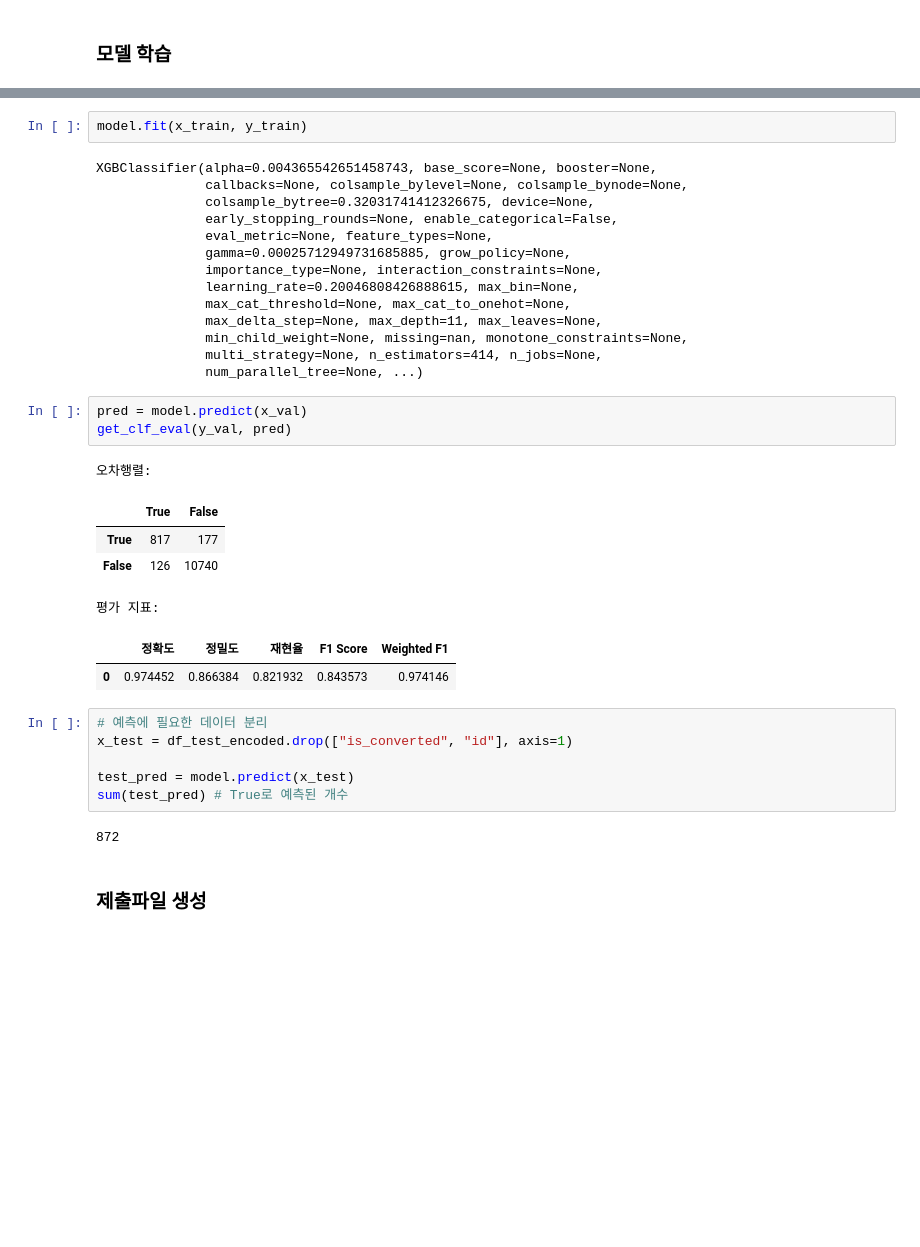
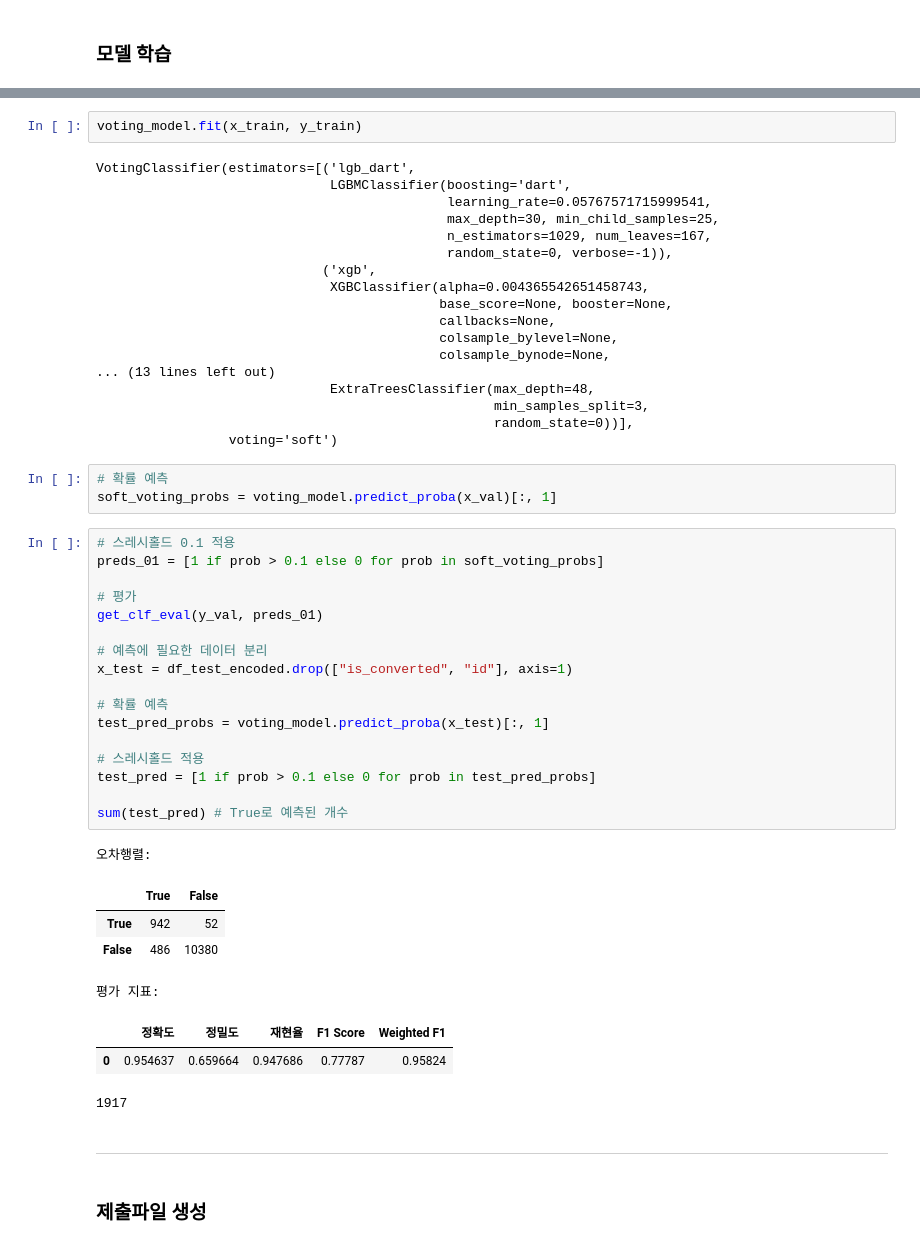
Before and after one commit to BaekJunehong/LG_Aimers_4th, a Jupyter notebook: Total_code.ipynb, the cells around one changed output, grey strips where cells are left out. Drawn from its saved outputs; the diff is of its cells as text; blank space fills up the shorter version.

```diff
--- a/Total_code.ipynb
+++ b/Total_code.ipynb
@@ -1254,38 +1428,54 @@ model = XGBClassifier(
 # %%
-model.fit(x_train, y_train)
+voting_model.fit(x_train, y_train)
 # %% [output]
-XGBClassifier(alpha=0.004365542651458743, base_score=None, booster=None,
-              callbacks=None, colsample_bylevel=None, colsample_bynode=None,
-              colsample_bytree=0.32031741412326675, device=None,
-              early_stopping_rounds=None, enable_categorical=False,
-              eval_metric=None, feature_types=None,
-              gamma=0.00025712949731685885, grow_policy=None,
-              importance_type=None, interaction_constraints=None,
-              learning_rate=0.20046808426888615, max_bin=None,
-              max_cat_threshold=None, max_cat_to_onehot=None,
-              max_delta_step=None, max_depth=11, max_leaves=None,
-              min_child_weight=None, missing=nan, monotone_constraints=None,
-              multi_strategy=None, n_estimators=414, n_jobs=None,
-              num_parallel_tree=None, ...)
+VotingClassifier(estimators=[('lgb_dart',
+                              LGBMClassifier(boosting='dart',
+                                             learning_rate=0.05767571715999541,
+                                             max_depth=30, min_child_samples=25,
+                                             n_estimators=1029, num_leaves=167,
+                                             random_state=0, verbose=-1)),
+                             ('xgb',
+                              XGBClassifier(alpha=0.004365542651458743,
+                                            base_score=None, booster=None,
+                                            callbacks=None,
+                                            colsample_bylevel=None,
+                                            colsample_bynode=None,
+... (13 lines left out)
+                              ExtraTreesClassifier(max_depth=48,
+                                                   min_samples_split=3,
+                                                   random_state=0))],
+                 voting='soft')
-# %%
-pred = model.predict(x_val)
-get_clf_eval(y_val, pred)
-# %% [output]
-오차행렬:
-|  | True | False |
-| True | 817 | 177 |
-| False | 126 | 10740 |
-평가 지표:
-|  | 정확도 | 정밀도 | 재현율 | F1 Score | Weighted F1 |
-| 0 | 0.974452 | 0.866384 | 0.821932 | 0.843573 | 0.974146 |
+# %%
+# 확률 예측
+soft_voting_probs = voting_model.predict_proba(x_val)[:, 1]
 # %%
+# 스레시홀드 0.1 적용
+preds_01 = [1 if prob > 0.1 else 0 for prob in soft_voting_probs]
+
+# 평가
+get_clf_eval(y_val, preds_01)
+
 # 예측에 필요한 데이터 분리
 x_test = df_test_encoded.drop(["is_converted", "id"], axis=1)
 
-test_pred = model.predict(x_test)
+# 확률 예측
+test_pred_probs = voting_model.predict_proba(x_test)[:, 1]
+
+# 스레시홀드 적용
+test_pred = [1 if prob > 0.1 else 0 for prob in test_pred_probs]
+
 sum(test_pred) # True로 예측된 개수
 # %% [output]
-872
+오차행렬:
+|  | True | False |
+| True | 942 | 52 |
+| False | 486 | 10380 |
+평가 지표:
+|  | 정확도 | 정밀도 | 재현율 | F1 Score | Weighted F1 |
+| 0 | 0.954637 | 0.659664 | 0.947686 | 0.77787 | 0.95824 |
+1917
+# %% [markdown]
+----
 # %% [markdown]
 ### 제출파일 생성
 # %%
```
Also changed, not shown: parts of 17 cells of this notebook, 2 other files.
